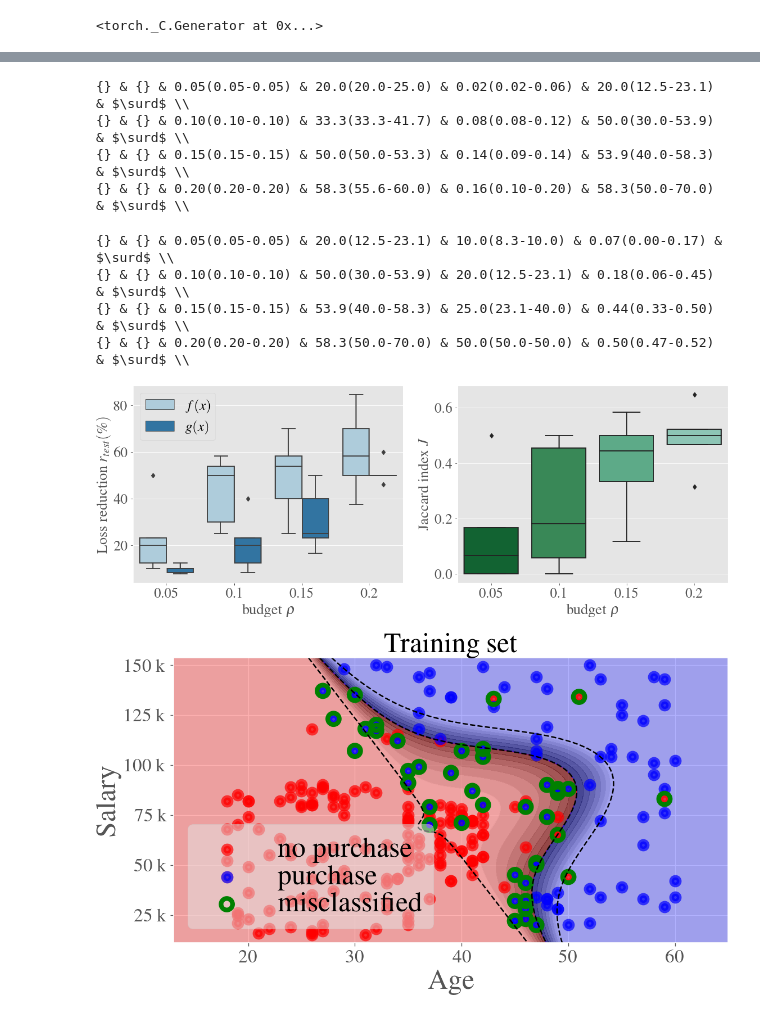
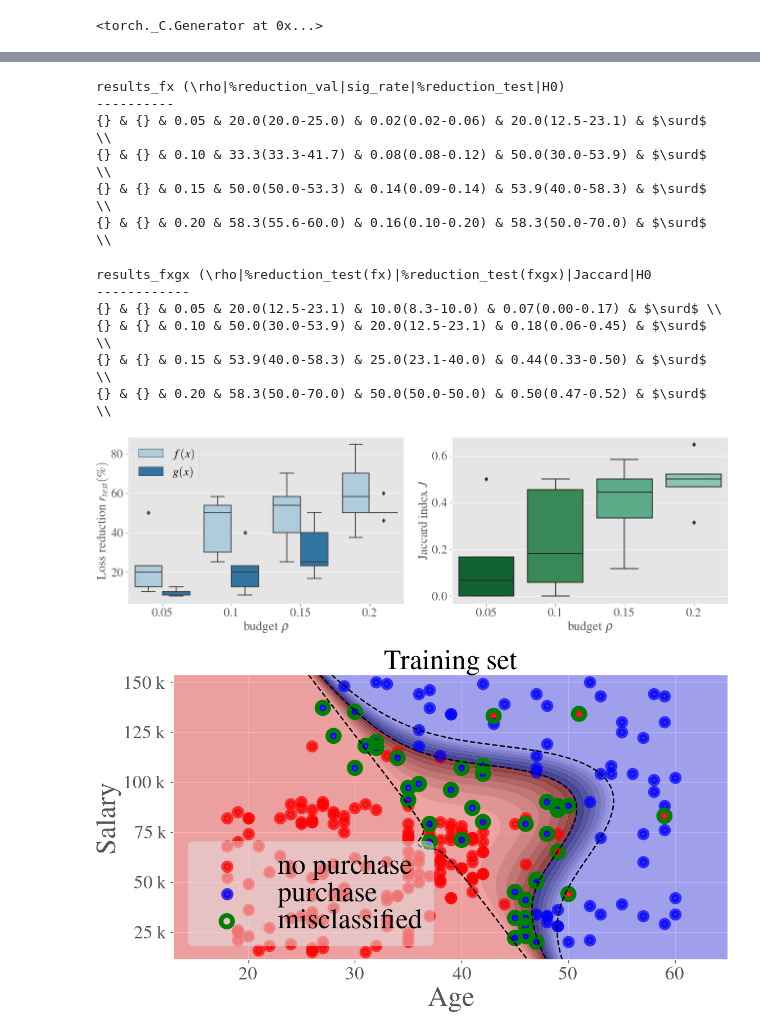
Before and after one commit to cesar-claros/synergistic, a Jupyter notebook: socialadsnet.ipynb, the cells around one changed output, grey strips where cells are left out. Cells and saved outputs as stored; diff of their text form; code cells hidden in the pictures.

Commit message:
added result saving functions

```diff
--- a/socialadsnet.ipynb
+++ b/socialadsnet.ipynb
@@ -132,7 +140,7 @@ def init_model(input_dim, models, parameters, clf):
 # Soft and thresholded output predictions
 def pred_output(model, X):
     if hasattr(model, "decision_function"):
-      y_pred_soft = model.best_estimator_.decision_function(X)
+      y_pred_soft = model.best_estimator_.decision_function(X)[:,None]
       y_pred_th = model.best_estimator_.predict(X)
     else:
       y_pred_soft = model.best_estimator_.predict_proba(X)
@@ -392,45 +405,49 @@ for i in range(p_value_median.shape[0]):
       df_jaccard[df_jaccard.index==i, 'jaccard'] = 0
 # %%
 # Dataframe for results f(x)
-cols = ['rho_user','%reduction_val','budget','%reduction_test']
-df_fx = pd.DataFrame(report_table_concat[cols])
-results_fx_by_row_index = df_fx.groupby(df_fx.index)
+results_fx_by_row_index = results_fx.groupby(results_fx.index)
 fx_median = results_fx_by_row_index.median()
 fx_q1 = results_fx_by_row_index.quantile(q=0.25)
 fx_q3 = results_fx_by_row_index.quantile(q=0.75)
 # Signaling function statistics (median(q1-q3)) LaTex
-output = io.StringIO()
+output_fx = io.StringIO()
 numRows = fx_median.shape[0]
 numCols = fx_median.shape[1]
+output_fx.write("results_fx (\\rho|%reduction_val|sig_rate|%reduction_test|H0)\n")
+output_fx.write("----------\n")
 for i in range(numRows):
-  row = [r'{}' if p_value_median[i]>0.05 else r'{:.2f}({:.2f}-{:.2f})'.format(val1,val2,val3) if (j==0 or j==2)\
+  row = [r'{}' if p_value_median[i]>0.05 else r'{:.2f}'.format(val1) if (j==0) else r'{:.2f}({:.2f}-{:.2f})'.format(val1,val2,val3) if (j==2)\
          else r'{:.1f}({:.1f}-{:.1f})'.format(val1,val2,val3) for val1,val2,val3,j in zip(fx_median.iloc[i],fx_q1.iloc[i],fx_q3.iloc[i],range(numCols))]
-  output.write("{{}} & {{}} & %s & {H0} \\\\\n".format(H0=r'$\surd$' if p_value_median[i]<=0.05 else r'$\times$')%(" & ".join(row)))
-print(output.getvalue())
+  output_fx.write("{{}} & {{}} & %s & {H0} \\\\\n".format(H0=r'$\surd$' if p_value_median[i]<=0.05 else r'$\times$')%(" & ".join(row)))
+print(output_fx.getvalue())
 # %% [output]
-{} & {} & 0.05(0.05-0.05) & 20.0(20.0-25.0) & 0.02(0.02-0.06) & 20.0(12.5-23.1) & $\surd$ \\
-{} & {} & 0.10(0.10-0.10) & 33.3(33.3-41.7) & 0.08(0.08-0.12) & 50.0(30.0-53.9) & $\surd$ \\
-{} & {} & 0.15(0.15-0.15) & 50.0(50.0-53.3) & 0.14(0.09-0.14) & 53.9(40.0-58.3) & $\surd$ \\
-{} & {} & 0.20(0.20-0.20) & 58.3(55.6-60.0) & 0.16(0.10-0.20) & 58.3(50.0-70.0) & $\surd$ \\
+results_fx (\rho|%reduction_val|sig_rate|%reduction_test|H0)
+----------
+{} & {} & 0.05 & 20.0(20.0-25.0) & 0.02(0.02-0.06) & 20.0(12.5-23.1) & $\surd$ \\
+{} & {} & 0.10 & 33.3(33.3-41.7) & 0.08(0.08-0.12) & 50.0(30.0-53.9) & $\surd$ \\
+{} & {} & 0.15 & 50.0(50.0-53.3) & 0.14(0.09-0.14) & 53.9(40.0-58.3) & $\surd$ \\
+{} & {} & 0.20 & 58.3(55.6-60.0) & 0.16(0.10-0.20) & 58.3(50.0-70.0) & $\surd$ \\
 # %%
 # Dataframe for comparison f(x)-g(x)
-cols = ['rho_user','%reduction_test', 'jaccard']
-results_fxgx = pd.concat([df_boxplot_table[cols[:2]], df_boxplot_crit[cols[1]], df_jaccard[cols[2]]], axis=1)
 results_fxgx_by_row_index = results_fxgx.groupby(results_fxgx.index)
 fxgx_median = results_fxgx_by_row_index.median()
 fxgx_q1 = results_fxgx_by_row_index.quantile(q=0.25)
 fxgx_q3 = results_fxgx_by_row_index.quantile(q=0.75)
 # Baseline comparison statistics (median(q1-q3)) LaTex
-output = io.StringIO()
+output_fxgx = io.StringIO()
 numRows = fxgx_median.shape[0]
 numCols = fxgx_median.shape[1]
+output_fxgx.write("results_fxgx (\\rho|%reduction_test(fx)|%reduction_test(fxgx)|Jaccard|H0\n")
+output_fxgx.write("------------\n")
 for i in range(numRows):
-  row = [r'{}' if p_value_median[i]>0.05 else r'{:.2f}({:.2f}-{:.2f})'.format(val1,val2,val3) if (j==0 or j==3)\
+  row = [r'{}' if p_value_median[i]>0.05 else r'{:.2f}'.format(val1) if (j==0) else r'{:.2f}({:.2f}-{:.2f})'.format(val1,val2,val3) if (j==3)\
          else r'{:.1f}({:.1f}-{:.1f})'.format(val1,val2,val3) for val1,val2,val3,j in zip(fxgx_median.iloc[i],fxgx_q1.iloc[i],fxgx_q3.iloc[i],range(numCols))]
-  output.write("{{}} & {{}} & %s & {H0} \\\\\n".format(H0=r'$\surd$' if p_value_median[i]<=0.05 else r'$\times$')%(" & ".join(row)))
-print(output.getvalue())
+  output_fxgx.write("{{}} & {{}} & %s & {H0} \\\\\n".format(H0=r'$\surd$' if p_value_median[i]<=0.05 else r'$\times$')%(" & ".join(row)))
+print(output_fxgx.getvalue())
 # %% [output]
-{} & {} & 0.05(0.05-0.05) & 20.0(12.5-23.1) & 10.0(8.3-10.0) & 0.07(0.00-0.17) & $\surd$ \\
-{} & {} & 0.10(0.10-0.10) & 50.0(30.0-53.9) & 20.0(12.5-23.1) & 0.18(0.06-0.45) & $\surd$ \\
-{} & {} & 0.15(0.15-0.15) & 53.9(40.0-58.3) & 25.0(23.1-40.0) & 0.44(0.33-0.50) & $\surd$ \\
-{} & {} & 0.20(0.20-0.20) & 58.3(50.0-70.0) & 50.0(50.0-50.0) & 0.50(0.47-0.52) & $\surd$ \\
+results_fxgx (\rho|%reduction_test(fx)|%reduction_test(fxgx)|Jaccard|H0
+------------
+{} & {} & 0.05 & 20.0(12.5-23.1) & 10.0(8.3-10.0) & 0.07(0.00-0.17) & $\surd$ \\
+{} & {} & 0.10 & 50.0(30.0-53.9) & 20.0(12.5-23.1) & 0.18(0.06-0.45) & $\surd$ \\
+{} & {} & 0.15 & 53.9(40.0-58.3) & 25.0(23.1-40.0) & 0.44(0.33-0.50) & $\surd$ \\
+{} & {} & 0.20 & 58.3(50.0-70.0) & 50.0(50.0-50.0) & 0.50(0.47-0.52) & $\surd$ \\
@@ -437,16 +465,19 @@ print(output.getvalue())
 # %%
 fig, ax = plt.subplots(1,2,figsize=(15, 5.1), constrained_layout=False, dpi=90)
 pal = sns.color_palette('Paired')
 sns.boxplot(x=df['rho_user'], y=df['%reduction_test'], hue='label', data=df, ax=ax[0], palette=pal)
 ax[0].set_xlabel(r'budget $\rho$')
 ax[0].set_ylabel(r'Loss reduction $r_{test}(\%)$')
 ax[0].legend(loc='upper left')
 pal = sns.color_palette('BuGn_r')
 sns.boxplot(x=df_jaccard['rho_user'], y=df_jaccard['jaccard'], data=df_jaccard, ax=ax[1], palette=pal)
 ax[1].set_xlabel(r'budget $\rho$')
-ax[1].set_ylabel(r'Jaccard index $J$');
+ax[1].set_ylabel(r'Jaccard index $J$')
+plt.tight_layout()
+path_fig_fxgx = "drive/My Drive/NIPS2020/results/socialadsnet/fig_fxgx_{clf}_yhat{yhat}_pca{pca}.pdf".format(clf=clf, pca=applyPCA, yhat=addPredictions)
+plt.savefig(path_fig_fxgx, bbox_inches='tight', facecolor='w')
 # %% [output]
-[figure, old version]
+[figure, new version]
 # %%
 #%%
 # PLOT DECISION SURFACE
```
Also changed, not shown: parts of 9 cells of this notebook.
